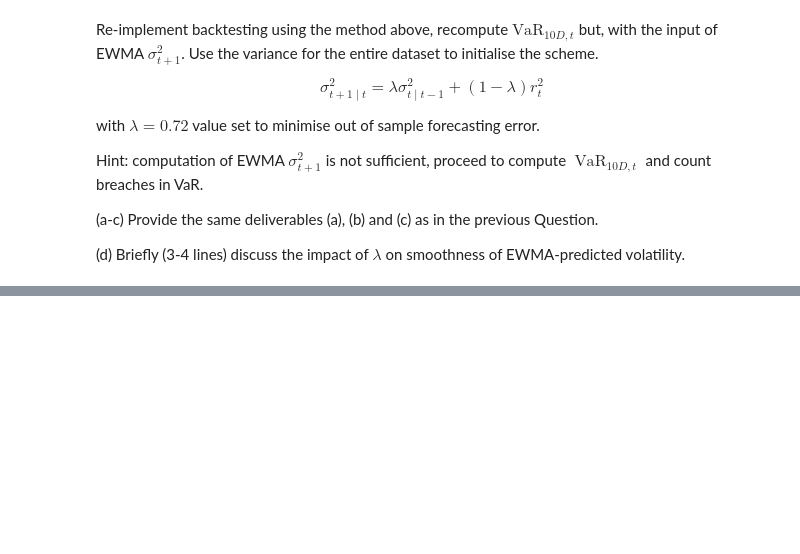
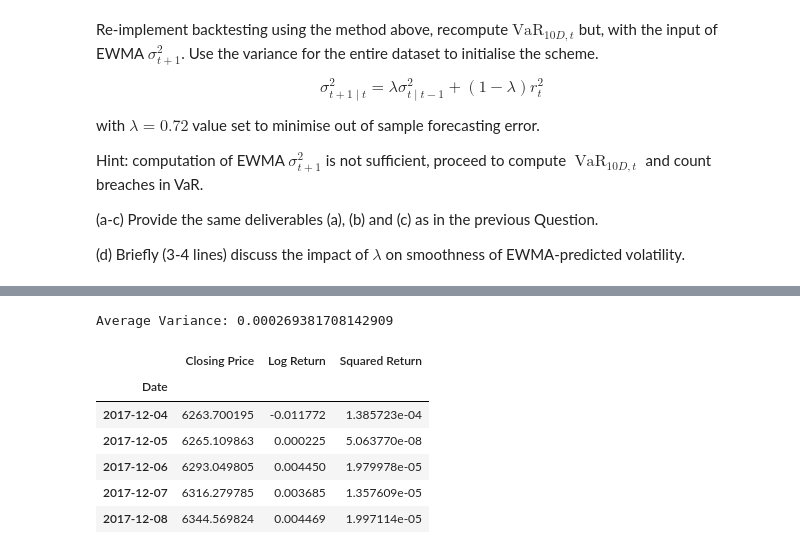
Before and after one commit to imharrisonking/cqf, a Jupyter notebook: 02-quantitative-risk-and-return/exam/E1_HARRISONKING_REPORT.ipynb, the cells around one changed output, grey strips where cells are left out. Saved outputs shown, nothing was run; the diff lists cells and outputs as text; code cells hidden in the pictures; blank space fills up the shorter version.

```diff
--- a/02-quantitative-risk-and-return/exam/E1_HARRISONKING_REPORT.ipynb
+++ b/02-quantitative-risk-and-return/exam/E1_HARRISONKING_REPORT.ipynb
@@ -932,0 +952,24 @@ Hint: computation of EWMA $\sigma_{t+1}^{2}$ is not sufficient, proceed to compu
+# %%
+# Load in the data from the CSV file
+risk_metrics_df = pd.read_csv('nasdaq100.csv', index_col='Date', parse_dates=True)
+
+# Calculate daily log returns and squared log returns
+risk_metrics_df['Log Return'] = np.log(risk_metrics_df['Closing Price'] / risk_metrics_df['Closing Price'].shift(1))
+risk_metrics_df['Squared Return'] = risk_metrics_df['Log Return'] ** 2
+
+# Save the average variance in a variable
+average_variance = risk_metrics_df['Squared Return'].mean()
+
+print(f'Average Variance: {average_variance}')
+
+risk_metrics_df.dropna(inplace=True)
+risk_metrics_df.head()
+# %% [output]
+Average Variance: 0.000269381708142909
+|  | Closing Price | Log Return | Squared Return |
+| Date |  |  |  |
+| 2017-12-04 | 6263.700195 | -0.011772 | 1.385723e-04 |
+| 2017-12-05 | 6265.109863 | 0.000225 | 5.063770e-08 |
+| 2017-12-06 | 6293.049805 | 0.004450 | 1.979978e-05 |
+| 2017-12-07 | 6316.279785 | 0.003685 | 1.357609e-05 |
+| 2017-12-08 | 6344.569824 | 0.004469 | 1.997114e-05 |
```
Also changed, not shown: parts of 13 cells of this notebook.
